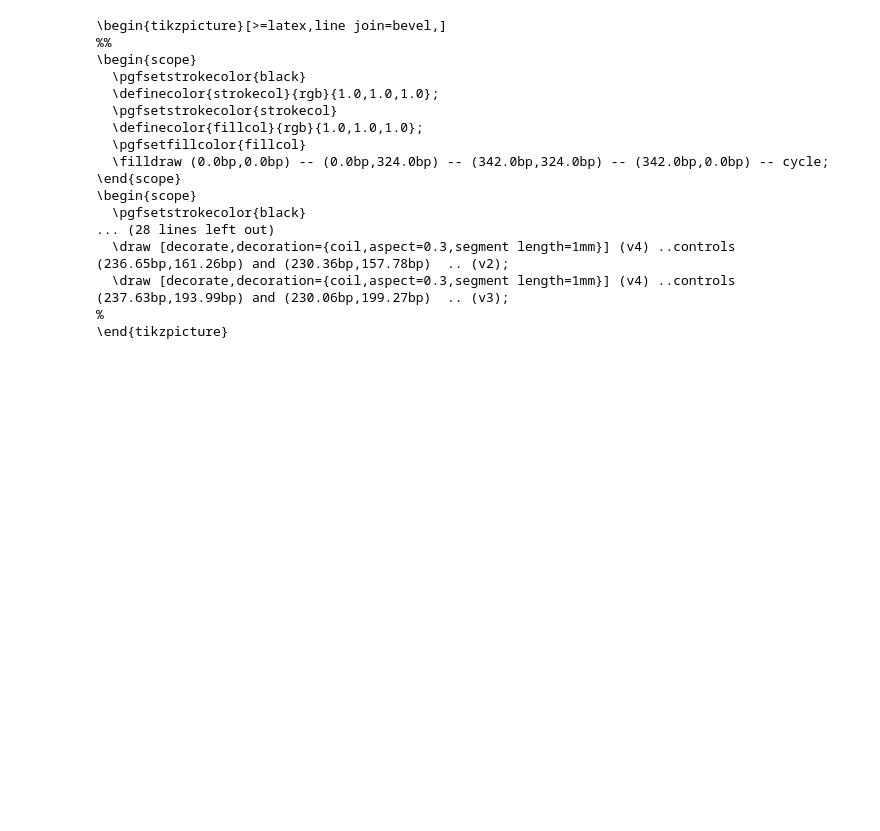
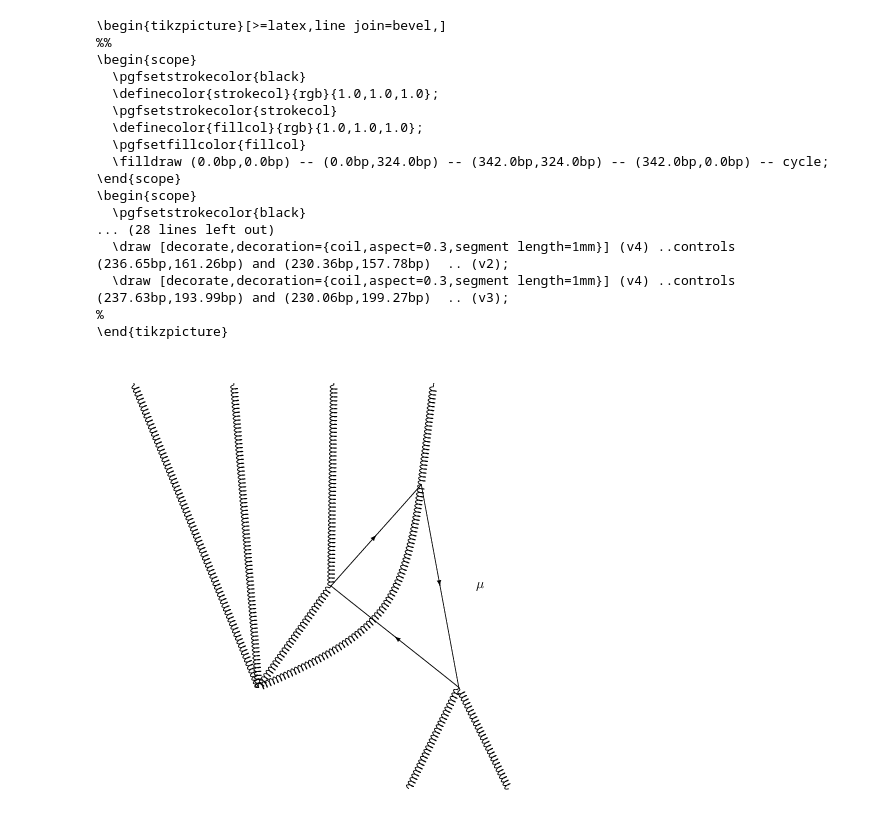
Before and after one commit to kpedro88/pyfeyn, a Jupyter notebook: docs/source/renderers/dot/Dot.ipynb, the cells around one changed output. Drawn from its saved outputs; the diff is of its cells as text; code cells hidden in the pictures; blank space fills up the shorter version.

```diff
--- a/docs/source/renderers/dot/Dot.ipynb
+++ b/docs/source/renderers/dot/Dot.ipynb
@@ -21,7 +23,7 @@ v1 = Vertex("v1")
 v2 = Vertex("v2")
 v3 = Vertex("v3")
 v4 = Vertex("v4")
-p1 = Propagator("p1").connect(v2, v1).with_type("fermion").set_label("$\mu$")
+p1 = Propagator("p1").connect(v2, v1).with_type("fermion").with_label("$\mu$")
 p2 = Propagator("p2").connect(v1, v3).with_type("fermion")
 p3 = Propagator("p3").connect(v3, v2).with_type("fermion")
 p4 = Propagator("p4").connect(v4, v3).with_type("gluon")
@@ -85,3 +87,8 @@ print(dr.get_src_diag())
   \draw [decorate,decoration={coil,aspect=0.3,segment length=1mm}] (v4) ..controls (237.63bp,193.99bp) and (230.06bp,199.27bp)  .. (v3);
 %
 \end{tikzpicture}
+# %%
+ffd = copy.deepcopy(fd).add_rule("diagram { layout : dot ; direction : up}")
+DotRender(ffd).render(resolution=100,show=False)
+# %% [output]
+[figure, added]
```
Also changed, not shown: parts of 3 cells of this notebook, 16 other files.
